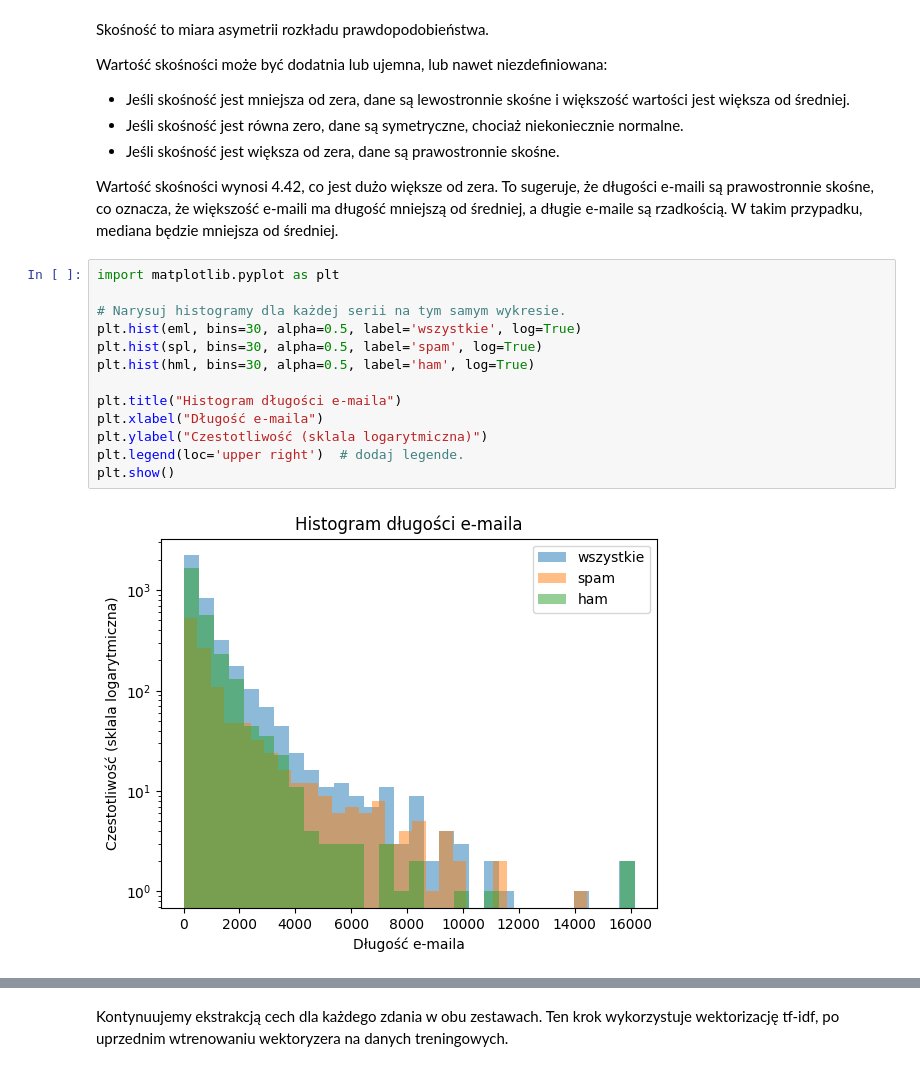
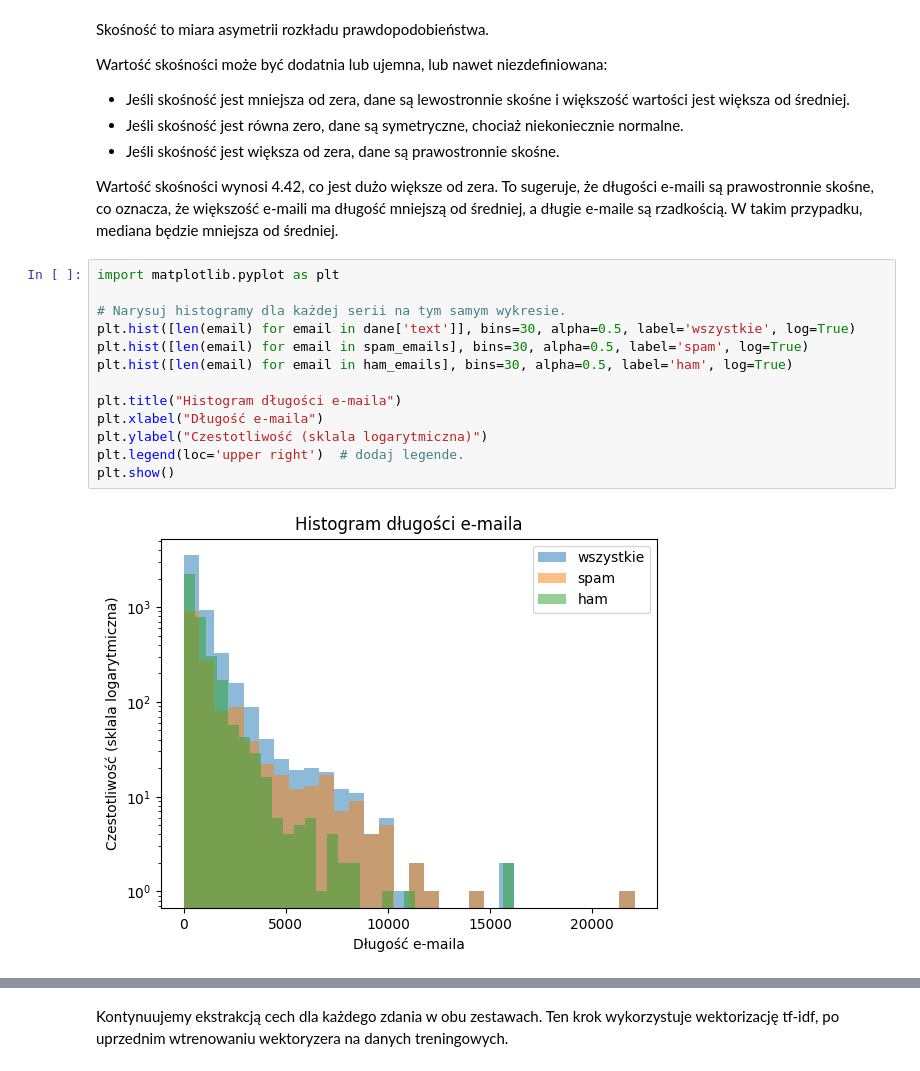
Before and after one commit to patrykzawadzkisggw/mad2, a Jupyter notebook: przyklad.ipynb, the cells around one changed output, grey strips where cells are left out. Cells and saved outputs as stored; diff of their text form.

```diff
--- a/przyklad.ipynb
+++ b/przyklad.ipynb
@@ -211,18 +166,18 @@ Wartość skośności wynosi 4.42, co jest dużo większe od zera. To sugeruje,
 # %%
 import matplotlib.pyplot as plt
 
 # Narysuj histogramy dla każdej serii na tym samym wykresie.
-plt.hist(eml, bins=30, alpha=0.5, label='wszystkie', log=True)
-plt.hist(spl, bins=30, alpha=0.5, label='spam', log=True)
-plt.hist(hml, bins=30, alpha=0.5, label='ham', log=True)
+plt.hist([len(email) for email in dane['text']], bins=30, alpha=0.5, label='wszystkie', log=True)
+plt.hist([len(email) for email in spam_emails], bins=30, alpha=0.5, label='spam', log=True)
+plt.hist([len(email) for email in ham_emails], bins=30, alpha=0.5, label='ham', log=True)
 
 plt.title("Histogram długości e-maila")
 plt.xlabel("Długość e-maila")
 plt.ylabel("Czestotliwość (sklala logarytmiczna)")
 plt.legend(loc='upper right')  # dodaj legende.
 plt.show()
 # %% [output]
-[figure, old version]
+[figure, new version]
 # %% [markdown]
 ## Klasyfikacja
 
```
Also changed, not shown: parts of 11 cells of this notebook.
